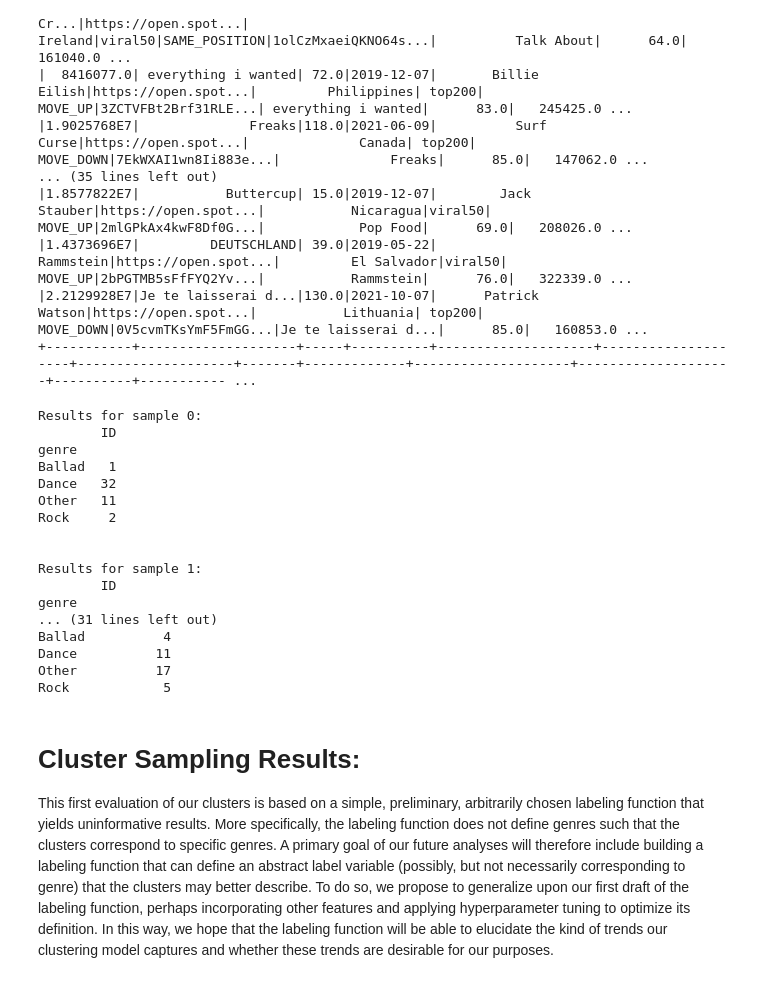
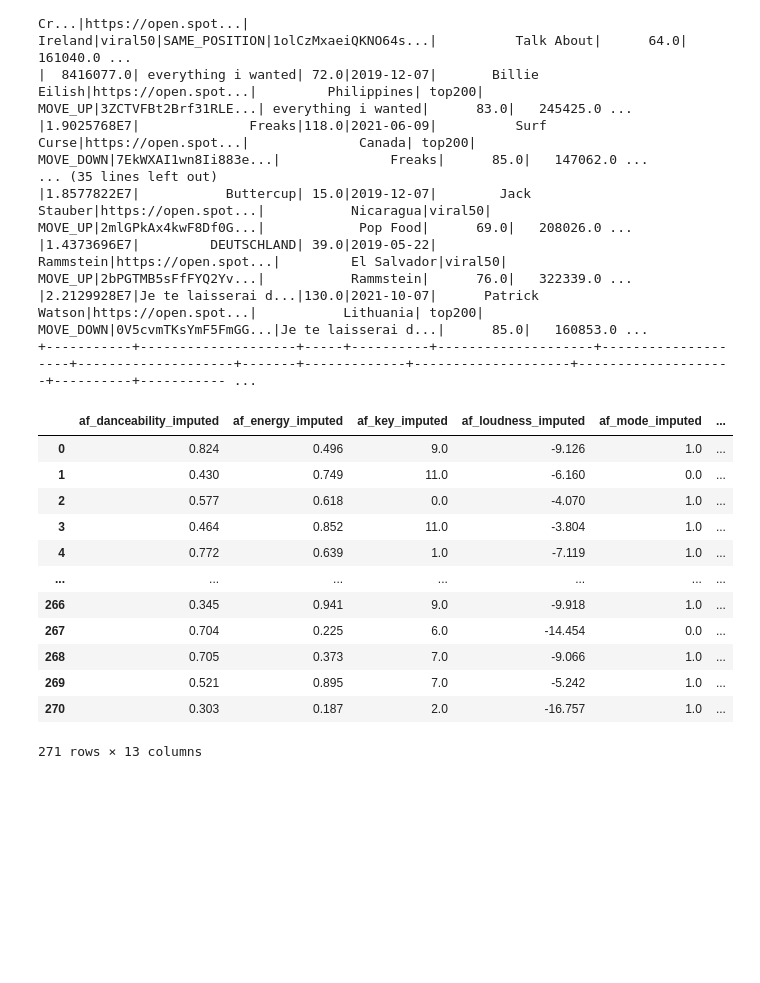
Before and after one commit to izDizR34567yN/DSC232R-GroupProject, a Jupyter notebook: samples.ipynb, the cells around one changed output. Saved outputs shown, nothing was run; the diff lists cells and outputs as text; code cells hidden in the pictures; blank space fills up the shorter version.

```diff
--- a/samples.ipynb
+++ b/samples.ipynb
@@ -195,25 +169,0 @@ for i in range(len(pdfs)):
-# %%
-# Print results.
-for i in genre_stats:
-  print(f'Results for sample {i}:\n{genre_stats[i]}\n\n')
-# %% [output]
-Results for sample 0:
-        ID
-genre
-Ballad   1
-Dance   32
-Other   11
-Rock     2
-
-
-Results for sample 1:
-        ID
-genre
-... (31 lines left out)
-Ballad          4
-Dance          11
-Other          17
-Rock            5
-# %% [markdown]
-# Cluster Sampling Results:
-This first evaluation of our clusters is based on a simple, preliminary, arbitrarily chosen labeling function that yields uninformative results. More specifically, the labeling function does not define genres such that the clusters correspond to specific genres. A primary goal of our future analyses will therefore include building a labeling function that can define an abstract label variable (possibly, but not necessarily corresponding to genre) that the clusters may better describe. To do so, we propose to generalize upon our first draft of the labeling function, perhaps incorporating other features and applying hyperparameter tuning to optimize its definition. In this way, we hope that the labeling function will be able to elucidate the kind of trends our clustering model captures and whether these trends are desirable for our purposes.
@@ -219,0 +188,16 @@ This first evaluation of our clusters is based on a simple, preliminary, arbitra
+# %%
+afeat_df
+# %% [output]
+|  | af_danceability_imputed | af_energy_imputed | af_key_imputed | af_loudness_imputed | af_mode_imputed | ... |
+| 0 | 0.824 | 0.496 | 9.0 | -9.126 | 1.0 | ... |
+| 1 | 0.430 | 0.749 | 11.0 | -6.160 | 0.0 | ... |
+| 2 | 0.577 | 0.618 | 0.0 | -4.070 | 1.0 | ... |
+| 3 | 0.464 | 0.852 | 11.0 | -3.804 | 1.0 | ... |
+| 4 | 0.772 | 0.639 | 1.0 | -7.119 | 1.0 | ... |
+| ... | ... | ... | ... | ... | ... | ... |
+| 266 | 0.345 | 0.941 | 9.0 | -9.918 | 1.0 | ... |
+| 267 | 0.704 | 0.225 | 6.0 | -14.454 | 0.0 | ... |
+| 268 | 0.705 | 0.373 | 7.0 | -9.066 | 1.0 | ... |
+| 269 | 0.521 | 0.895 | 7.0 | -5.242 | 1.0 | ... |
+| 270 | 0.303 | 0.187 | 2.0 | -16.757 | 1.0 | ... |
+271 rows × 13 columns
```
Also changed, not shown: parts of 11 cells of this notebook.
